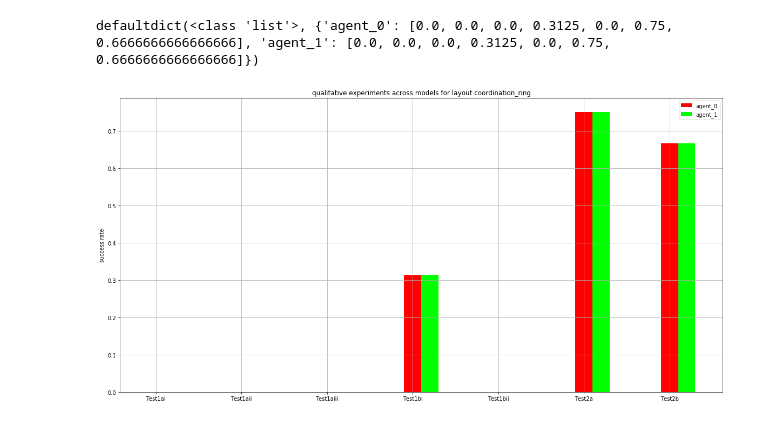
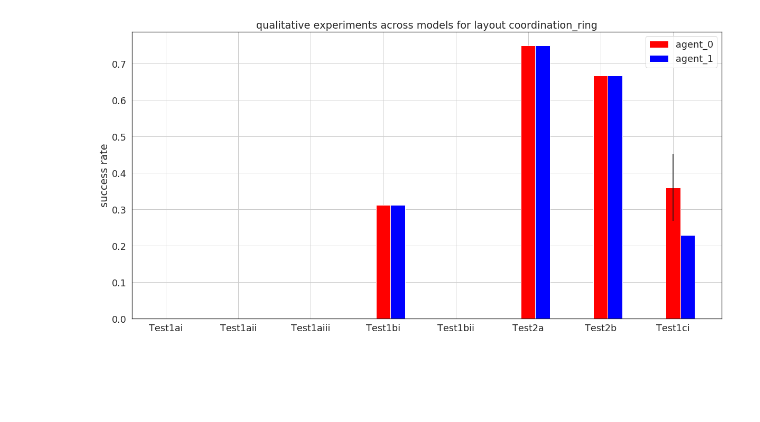
Before and after one commit to HumanCompatibleAI/human_ai_robustness, a Jupyter notebook: human_ai_robustness/Robustness tests graphing.ipynb, the cells around one changed output. Saved outputs shown, nothing was run; the diff lists cells and outputs as text; code cells hidden in the pictures; blank space fills up the shorter version.

Commit message:
Improved plotting code

```diff
--- a/human_ai_robustness/Robustness tests graphing.ipynb
+++ b/human_ai_robustness/Robustness tests graphing.ipynb
@@ -69,6 +110,43 @@ results = {
+# %%
+# You load results for each agent that you've evaluated independently, and just have to specify the agent's name
+
+results_a = load_pickle("sample_data")
+results_b = load_pickle("sample_data")
+
+results_a['Test1ci'] = {'layout': 'coordination_ring',
+  'env_horizon': 15,
+  'test_types': ['agent_robustness'],
+  'num_rollouts_per_initial_state': 1,
+  'trained_agent_type': 'ppo',
+  'agent_run_name': 'lstm_agent_cring_1tom',
+  'success_rate_across_seeds': [0.49, 0.23]
+}
+results_b['Test1ci'] = {'layout': 'coordination_ring',
+  'env_horizon': 15,
+  'test_types': ['agent_robustness'],
+  'num_rollouts_per_initial_state': 1,
+  'trained_agent_type': 'ppo',
+  'agent_run_name': 'lstm_agent_cring_1tom',
+  'success_rate_across_seeds': [0.23, 0.23]
+}
+
+# PER-LAYOUT data format
+# Standard data format per-layout! Currently assuming that all results in dict are for one specific layout.
+results_cring = {
+    # Agent name    # Agent results dict as saved by script
+    "agent_0":      results_a,
+    "agent_1":      results_b
+}
+
+# ACROSS-LAYOUT data format
+# Standard data format across-layout
+results_bottleneck = None
+results_across_layouts = {
+    "bottleneck": results_bottleneck,
+    "coordination_ring": results_cring
+}
 # %%
 # Then you can plot a graph for each layout separately which compares the agents
-simple_layout_histogram(results, "coordination_ring")
+simple_layout_histogram(results_cring)
 # %% [output]
-defaultdict(<class 'list'>, {'agent_0': [0.0, 0.0, 0.0, 0.3125, 0.0, 0.75, 0.6666666666666666], 'agent_1': [0.0, 0.0, 0.0, 0.3125, 0.0, 0.75, 0.6666666666666666]})
-[figure, old version]
+[figure, new version]
```
Also changed, not shown: parts of 8 cells of this notebook, 2 other files.
